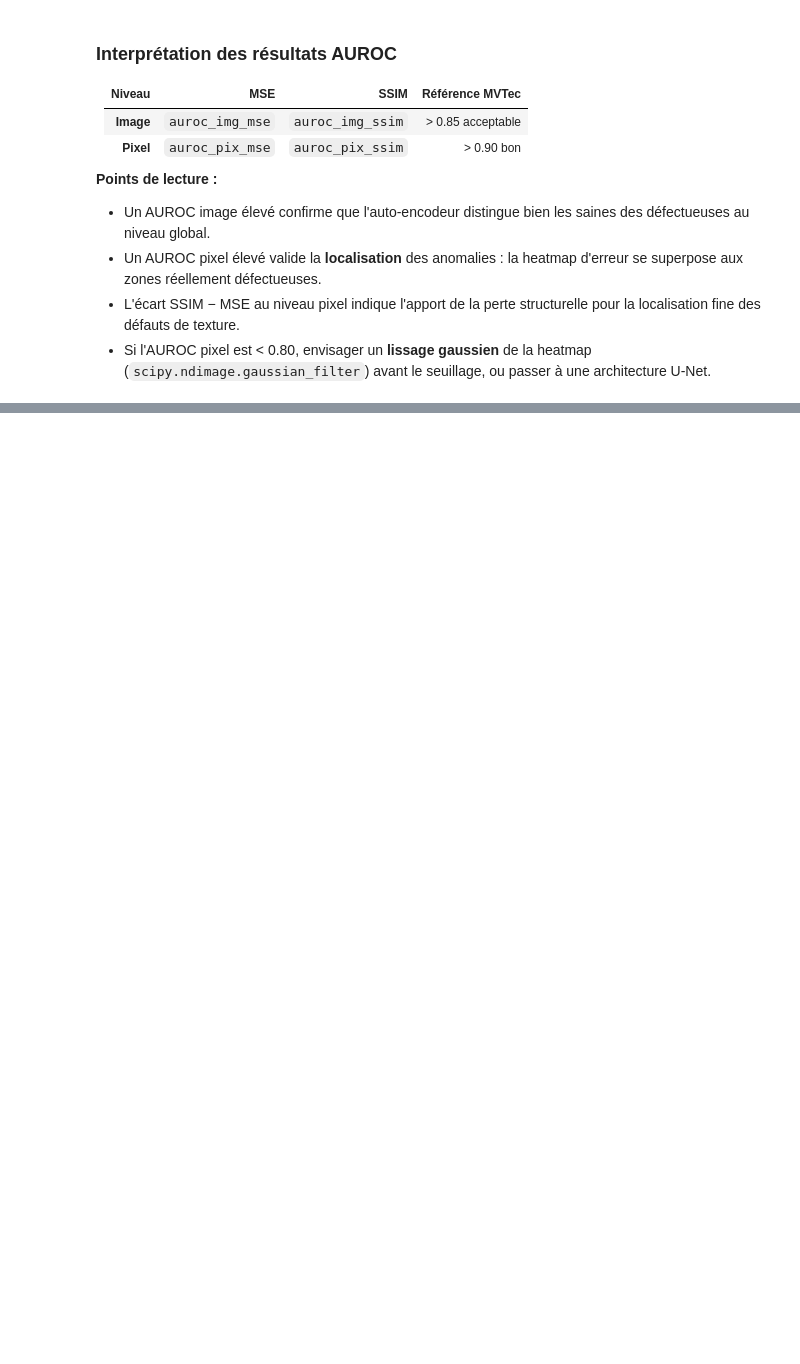
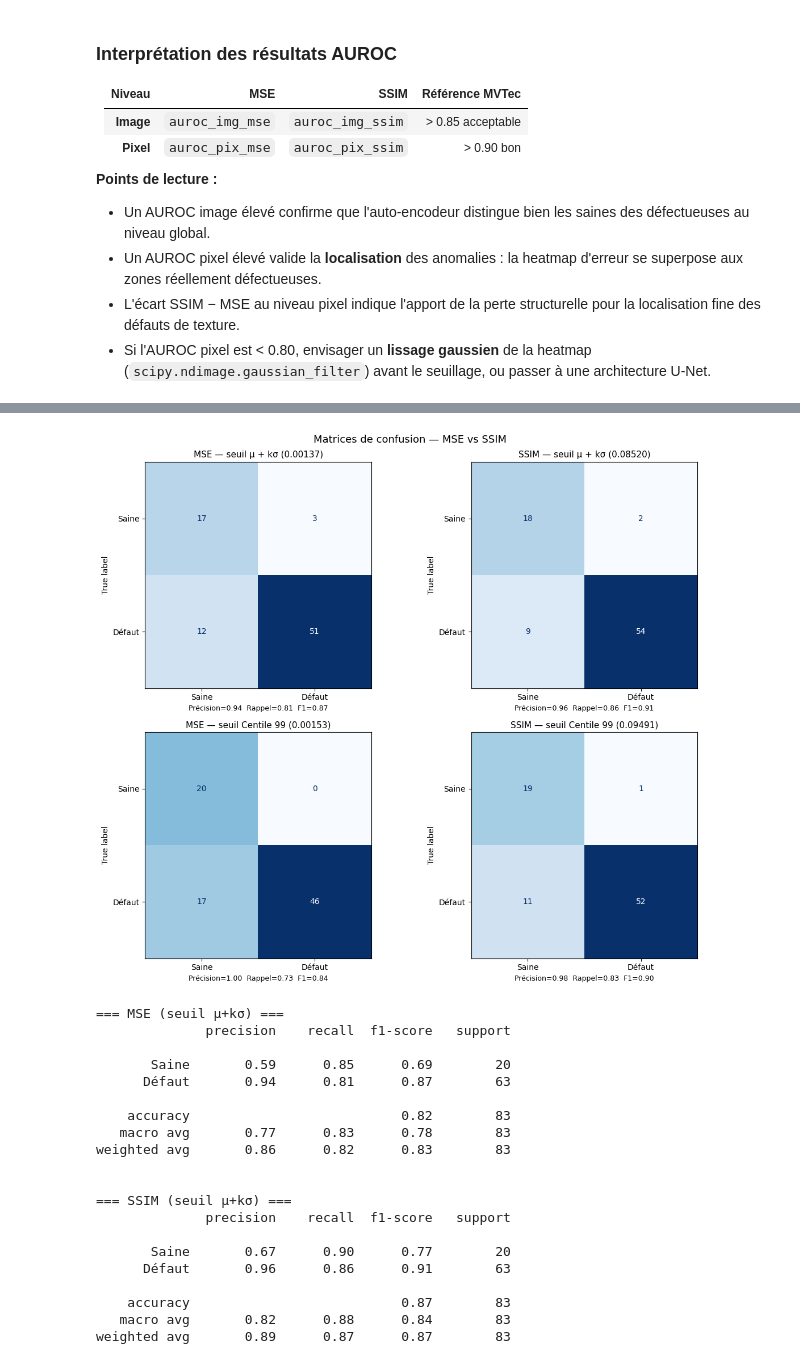
Before and after one commit to marc-proxiel/indusense, a Jupyter notebook: Sprint2/NoteBook4-Mva.ipynb, the cells around one changed output, grey strips where cells are left out. Drawn from its saved outputs; the diff is of its cells as text; code cells hidden in the pictures; blank space fills up the shorter version.

```diff
--- a/Sprint2/NoteBook4-Mva.ipynb
+++ b/Sprint2/NoteBook4-Mva.ipynb
@@ -595,0 +609,60 @@ plt.show()
+# %%
+from sklearn.metrics import confusion_matrix, ConfusionMatrixDisplay, classification_report
+
+# Prédictions binaires : 1 = anomalie détectée, 0 = saine
+configs_cm = [
+    (test_err_mse,  thresh_mse_kstd,  thresh_mse_p99,  "MSE"),
+    (test_err_ssim, thresh_ssim_kstd, thresh_ssim_p99, "SSIM"),
+]
+
+fig, axes = plt.subplots(2, 2, figsize=(12, 10))
+
+for col, (err, t_kstd, t_p99, name) in enumerate(configs_cm):
+    for row, (thresh, thresh_label) in enumerate([(t_kstd, "μ + kσ"), (t_p99, "Centile 99")]):
+        y_pred = (err > thresh).astype(int)
+        cm = confusion_matrix(y_img, y_pred, labels=[0, 1])
+        disp = ConfusionMatrixDisplay(confusion_matrix=cm, display_labels=["Saine", "Défaut"])
+        disp.plot(ax=axes[row, col], colorbar=False, cmap="Blues")
+        axes[row, col].set_title(f"{name} — seuil {thresh_label} ({thresh:.5f})", fontsize=11)
+
+        # Métriques dans le titre
+        tn, fp, fn, tp = cm.ravel()
+        precision = tp / (tp + fp) if (tp + fp) > 0 else 0
+        recall    = tp / (tp + fn) if (tp + fn) > 0 else 0
+        f1        = 2 * precision * recall / (precision + recall) if (precision + recall) > 0 else 0
+        axes[row, col].set_xlabel(
+            f"Précision={precision:.2f}  Rappel={recall:.2f}  F1={f1:.2f}",
+            fontsize=9
+        )
+
+plt.suptitle("Matrices de confusion — MSE vs SSIM", fontsize=13)
+plt.tight_layout()
+plt.show()
+
+# Rapports textuels
+for err, t_kstd, _, name in configs_cm:
+    y_pred = (err > t_kstd).astype(int)
+    print(f"\n=== {name} (seuil μ+kσ) ===")
+    print(classification_report(y_img, y_pred, target_names=["Saine", "Défaut"]))
+# %% [output]
+[figure, added]
+=== MSE (seuil μ+kσ) ===
+              precision    recall  f1-score   support
+
+       Saine       0.59      0.85      0.69        20
+      Défaut       0.94      0.81      0.87        63
+
+    accuracy                           0.82        83
+   macro avg       0.77      0.83      0.78        83
+weighted avg       0.86      0.82      0.83        83
+
+
+=== SSIM (seuil μ+kσ) ===
+              precision    recall  f1-score   support
+
+       Saine       0.67      0.90      0.77        20
+      Défaut       0.96      0.86      0.91        63
+
+    accuracy                           0.87        83
+   macro avg       0.82      0.88      0.84        83
+weighted avg       0.89      0.87      0.87        83
```
Also changed, not shown: parts of 12 cells of this notebook.
